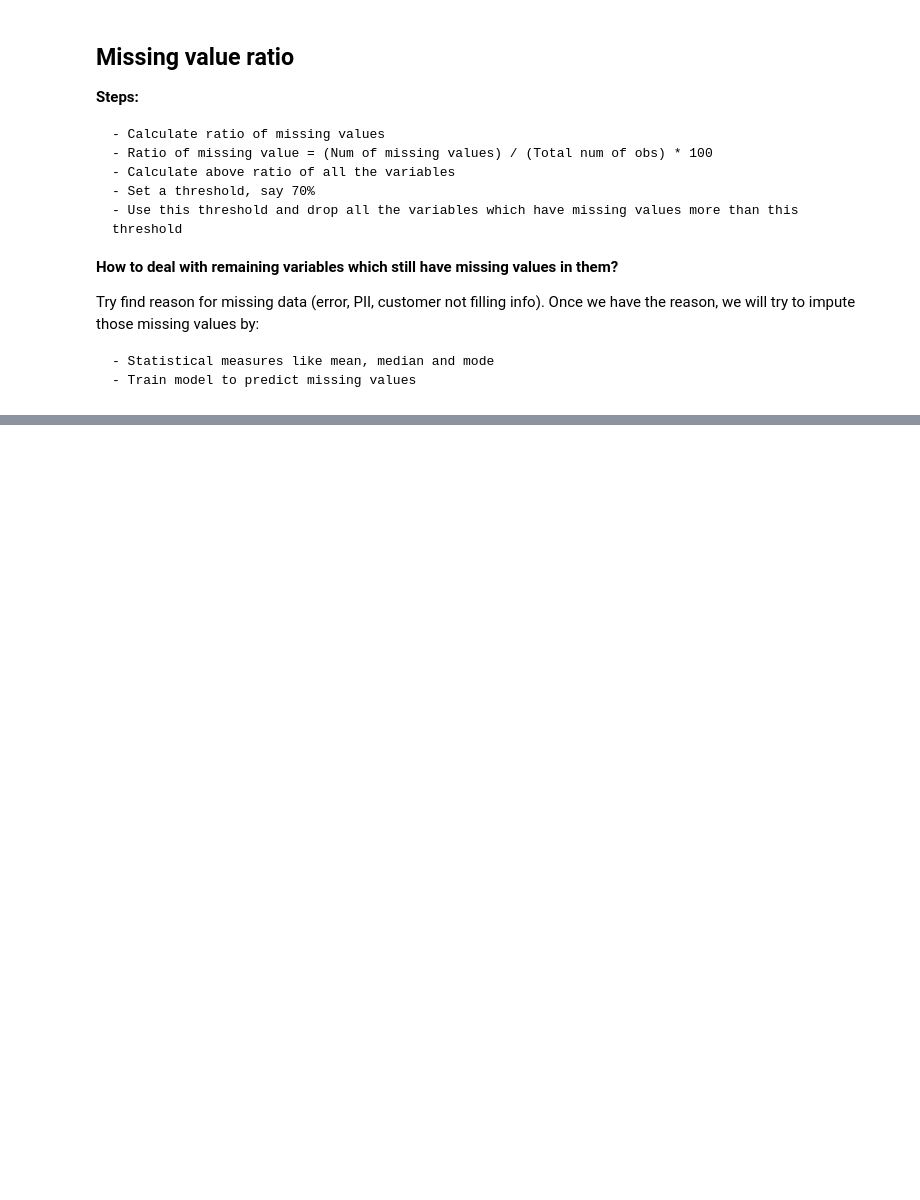
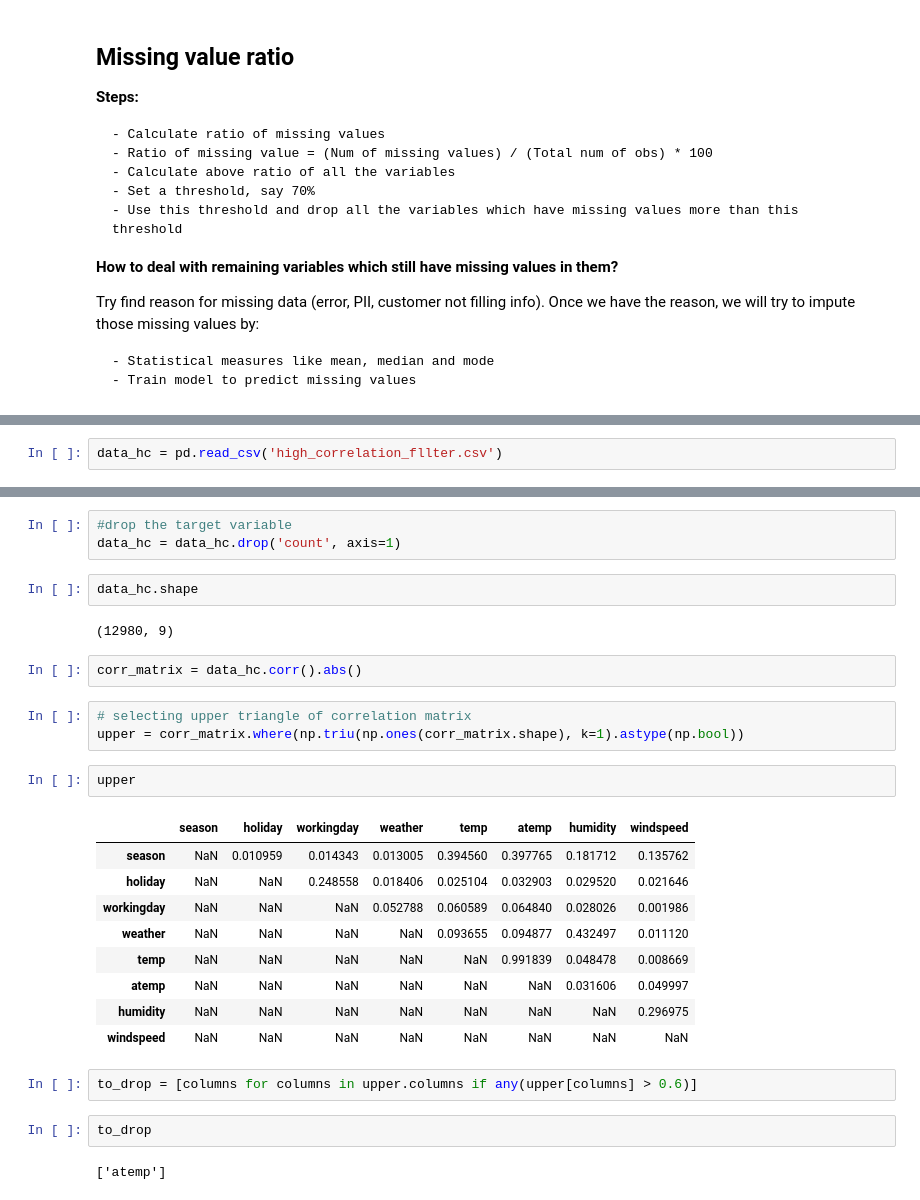
Before and after one commit to Neelam-Singhal/DimensionReduction, a Jupyter notebook: LinearModel_DimensionalityReduction.ipynb, the cells around one changed output, grey strips where cells are left out. Cells and saved outputs as stored; diff of their text form; blank space fills up the shorter version.

```diff
--- a/LinearModel_DimensionalityReduction.ipynb
+++ b/LinearModel_DimensionalityReduction.ipynb
@@ -141,0 +270,2 @@ train_temp
+# %%
+data_hc = pd.read_csv('high_correlation_fllter.csv')
@@ -141,0 +300,30 @@ train_temp
+# %%
+#drop the target variable
+data_hc = data_hc.drop('count', axis=1)
+# %%
+data_hc.shape
+# %% [output]
+(12980, 9)
+# %%
+corr_matrix = data_hc.corr().abs()
+# %%
+# selecting upper triangle of correlation matrix
+upper = corr_matrix.where(np.triu(np.ones(corr_matrix.shape), k=1).astype(np.bool))
+# %%
+upper
+# %% [output]
+|  | season | holiday | workingday | weather | temp | atemp | humidity | windspeed |
+| season | NaN | 0.010959 | 0.014343 | 0.013005 | 0.394560 | 0.397765 | 0.181712 | 0.135762 |
+| holiday | NaN | NaN | 0.248558 | 0.018406 | 0.025104 | 0.032903 | 0.029520 | 0.021646 |
+| workingday | NaN | NaN | NaN | 0.052788 | 0.060589 | 0.064840 | 0.028026 | 0.001986 |
+| weather | NaN | NaN | NaN | NaN | 0.093655 | 0.094877 | 0.432497 | 0.011120 |
+| temp | NaN | NaN | NaN | NaN | NaN | 0.991839 | 0.048478 | 0.008669 |
+| atemp | NaN | NaN | NaN | NaN | NaN | NaN | 0.031606 | 0.049997 |
+| humidity | NaN | NaN | NaN | NaN | NaN | NaN | NaN | 0.296975 |
+| windspeed | NaN | NaN | NaN | NaN | NaN | NaN | NaN | NaN |
+# %%
+to_drop = [columns for columns in upper.columns if any(upper[columns] > 0.6)]
+# %%
+to_drop
+# %% [output]
+['atemp']
```
Also changed, not shown: parts of 66 cells of this notebook.
